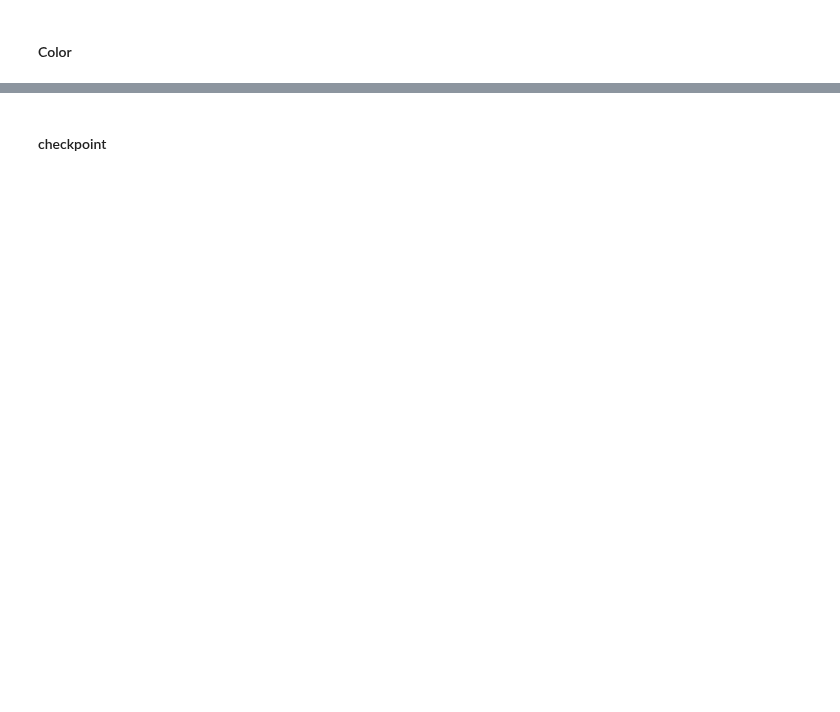
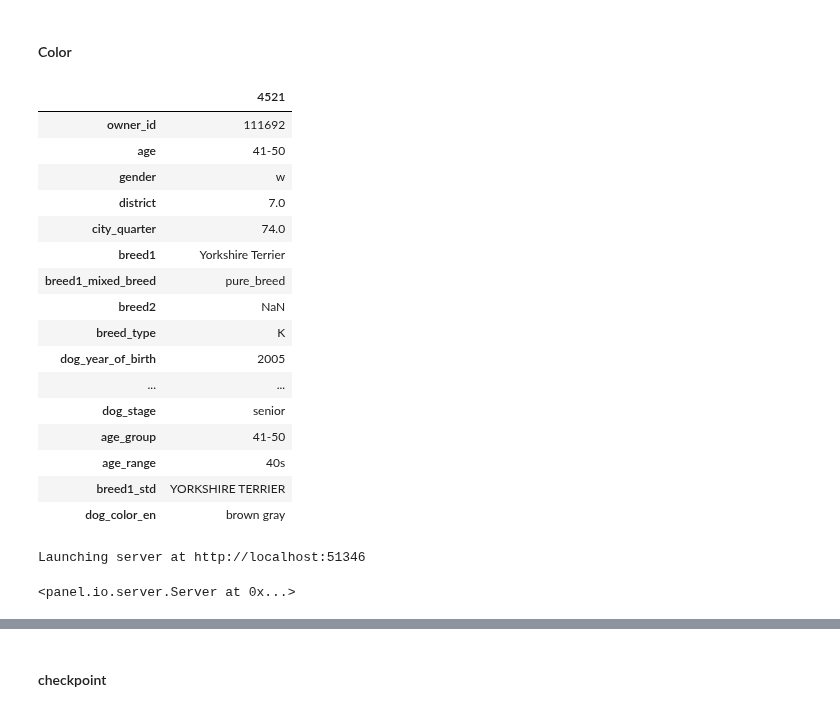
Before and after one commit to jonnross88/Springboard, a Jupyter notebook: u20_data_storytelling/dogs_of_zurich.ipynb, the cells around one changed output, grey strips where cells are left out. Saved outputs shown, nothing was run; the diff lists cells and outputs as text; code cells hidden in the pictures; blank space fills up the shorter version.

```diff
--- a/u20_data_storytelling/dogs_of_zurich.ipynb
+++ b/u20_data_storytelling/dogs_of_zurich.ipynb
@@ -1621,7 +1645,7 @@ dog_df.to_csv("../data/dog_df.csv", index=False)
 #### Color
 # %%
 color_set = set(dog_owner_df["dog_color"].str.replace("/", " ").to_list())
-color_translated_dict = translate_app.translate_list(color_set)
+color_translated_dict = translate_list_to_dict(color_set)
 # %%
 color_translated_underscores = {
     key.replace(" ", "/"): value for key, value in color_translated_dict.items()
@@ -1631,6 +1655,26 @@ dog_owner_df["dog_color_en"] = dog_owner_df["dog_color"].map(
     color_translated_underscores
 )
 # dog_owner_df
+# %%
+dog_owner_df.sample().T
+# %% [output]
+|  | 4521 |
+| owner_id | 111692 |
+| age | 41-50 |
+| gender | w |
+| district | 7.0 |
+| city_quarter | 74.0 |
+| breed1 | Yorkshire Terrier |
+| breed1_mixed_breed | pure_breed |
+| breed2 | NaN |
+| breed_type | K |
+| dog_year_of_birth | 2005 |
+| ... | ... |
+| dog_stage | senior |
+| age_group | 41-50 |
+| age_range | 40s |
+| breed1_std | YORKSHIRE TERRIER |
+| dog_color_en | brown gray |
 # %%
 cc.b_glasbey_category10[:3]
 roster_colors = {
@@ -1642,7 +1686,11 @@ roster_colors = {
 
 def filter_df(breed):
     """Function which filters the dog_df by breed and returns a dataframe"""
-    return dog_owner_df[dog_owner_df["breed1_en"].str.contains(breed)]
+    return dog_owner_df[
+        (dog_owner_df["breed1"].str.contains(breed, regex=True, case=False))
+        | (dog_owner_df["breed2"].str.contains(breed, regex=True, case=False))
+        | (dog_owner_df["breed1_std"].str.contains(breed, regex=True, case=False))
+    ]
 
 
 breed_filter = pnw.TextInput(placeholder="Enter breed here")
@@ -1651,7 +1699,10 @@ filtered_view = pn.Row(
     pn.Column(breed_filter),
     pn.panel(pn.bind(filter_df, breed=breed_filter)),
 )
-# filtered_view.show()
+filtered_view.show()
+# %% [output]
+Launching server at http://localhost:51346
+<panel.io.server.Server at 0x...>
 # %%
 dog_owner_df.hvplot.hist(
     y="dog_age",
```
Also changed, not shown: parts of 17 cells of this notebook, 3 other files.
